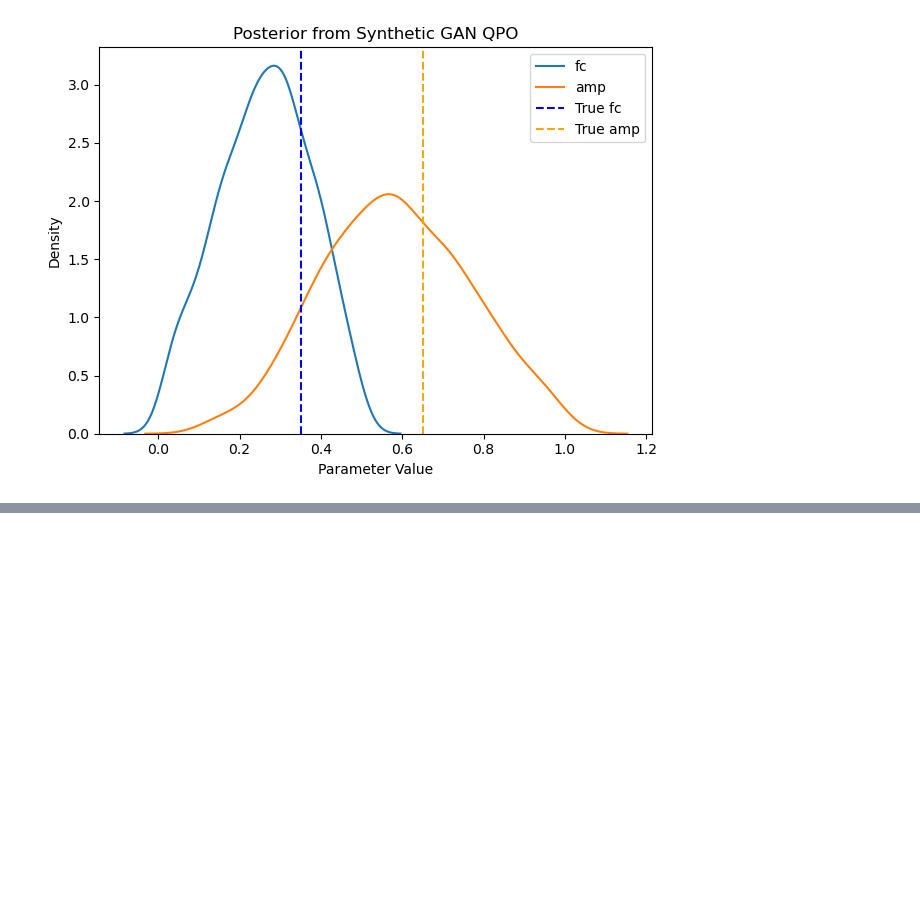
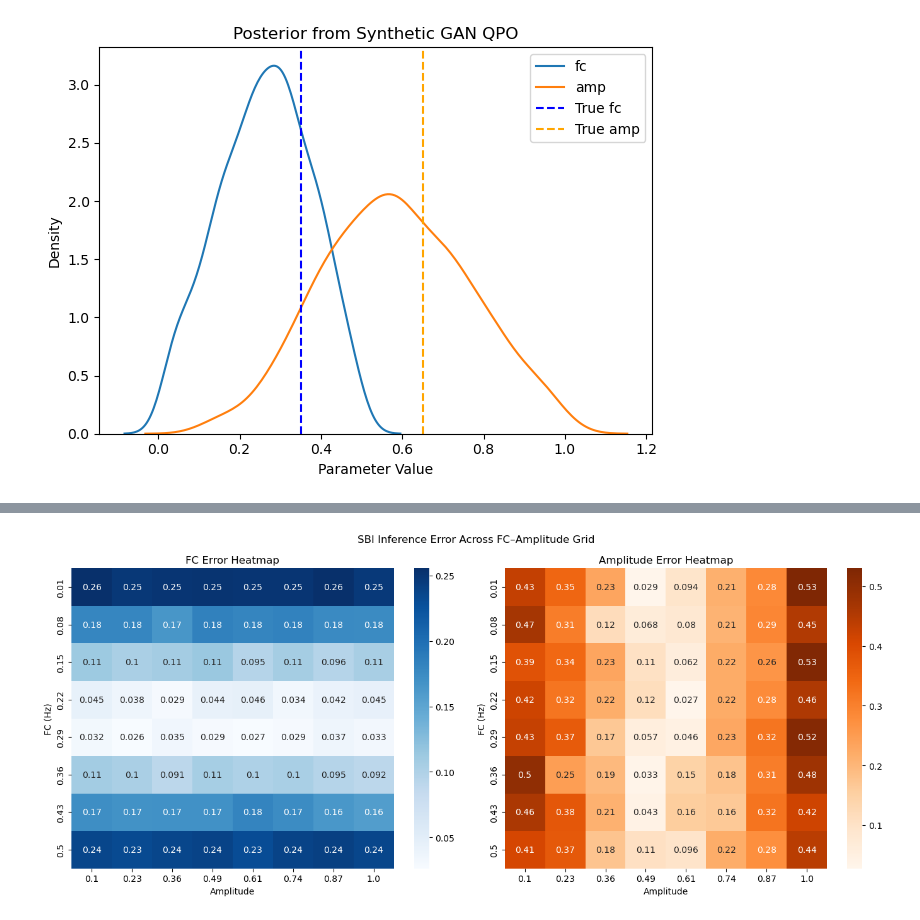
Before and after one commit to sravanth-space/ds_project, a Jupyter notebook: sbi.ipynb, the cells around one changed output, grey strips where cells are left out. Saved outputs shown, nothing was run; the diff lists cells and outputs as text; code cells hidden in the pictures; blank space fills up the shorter version.

```diff
--- a/sbi.ipynb
+++ b/sbi.ipynb
@@ -200,0 +327,24 @@ plt.show()
+# %%
+def plot_error_heatmaps(fc_vals, amp_vals, fc_errs, amp_errs):
+    fig, axs = plt.subplots(1, 2, figsize=(14, 6))
+
+    sns.heatmap(fc_errs, xticklabels=np.round(amp_vals, 2), yticklabels=np.round(fc_vals, 2),
+                ax=axs[0], cmap="Blues", annot=True)
+    axs[0].set_title("FC Error Heatmap")
+    axs[0].set_xlabel("Amplitude")
+    axs[0].set_ylabel("FC (Hz)")
+
+    sns.heatmap(amp_errs, xticklabels=np.round(amp_vals, 2), yticklabels=np.round(fc_vals, 2),
+                ax=axs[1], cmap="Oranges", annot=True)
+    axs[1].set_title("Amplitude Error Heatmap")
+    axs[1].set_xlabel("Amplitude")
+    axs[1].set_ylabel("FC (Hz)")
+
+    plt.suptitle("SBI Inference Error Across FC–Amplitude Grid")
+    plt.tight_layout()
+    plt.show()
+# %%
+fc_vals, amp_vals, fc_errs, amp_errs = run_grid_sbi_evaluation(generator, posterior)
+plot_error_heatmaps(fc_vals, amp_vals, fc_errs, amp_errs)
+# %% [output]
+[figure, added]
```
Also changed, not shown: parts of 3 cells of this notebook.
